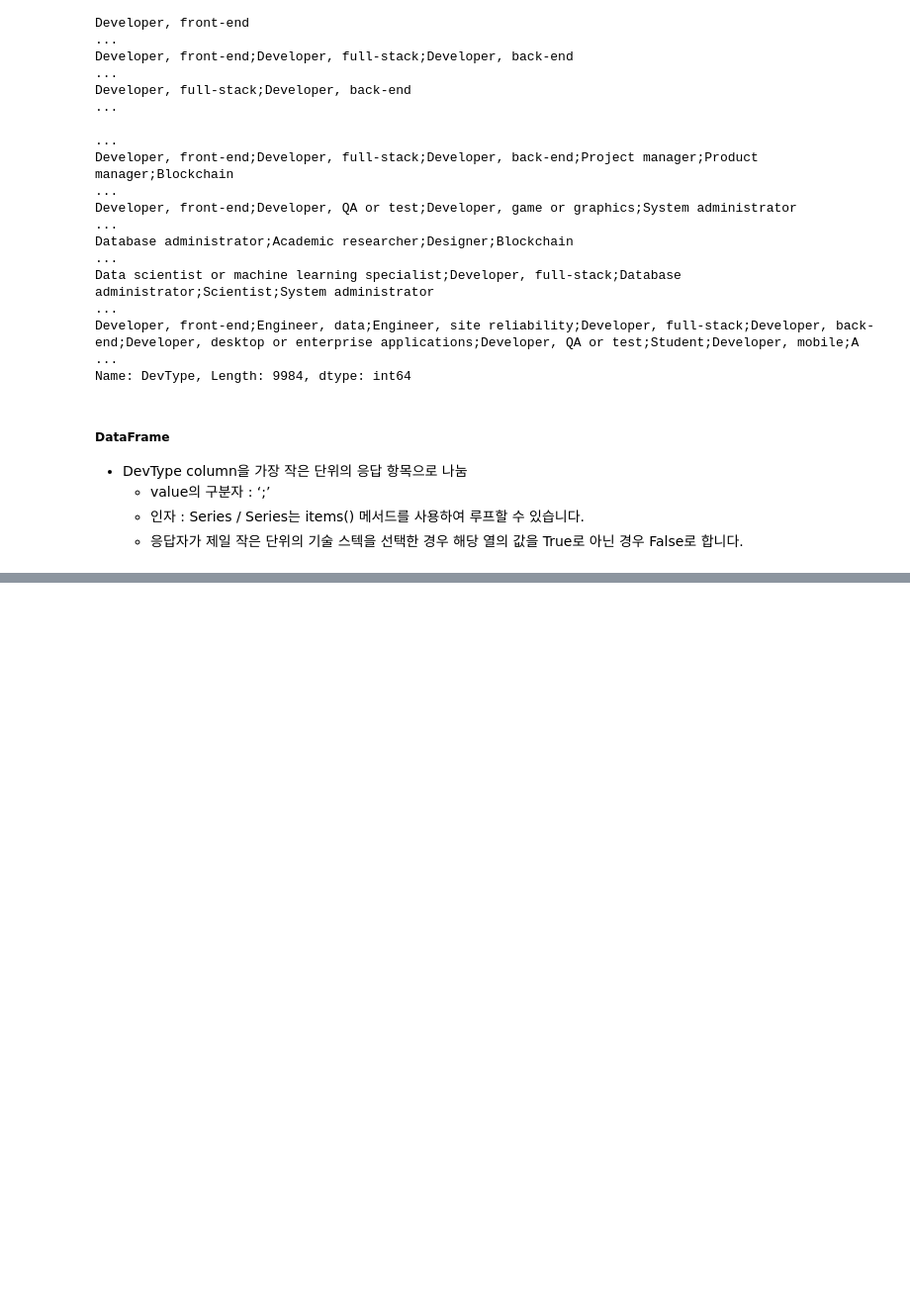
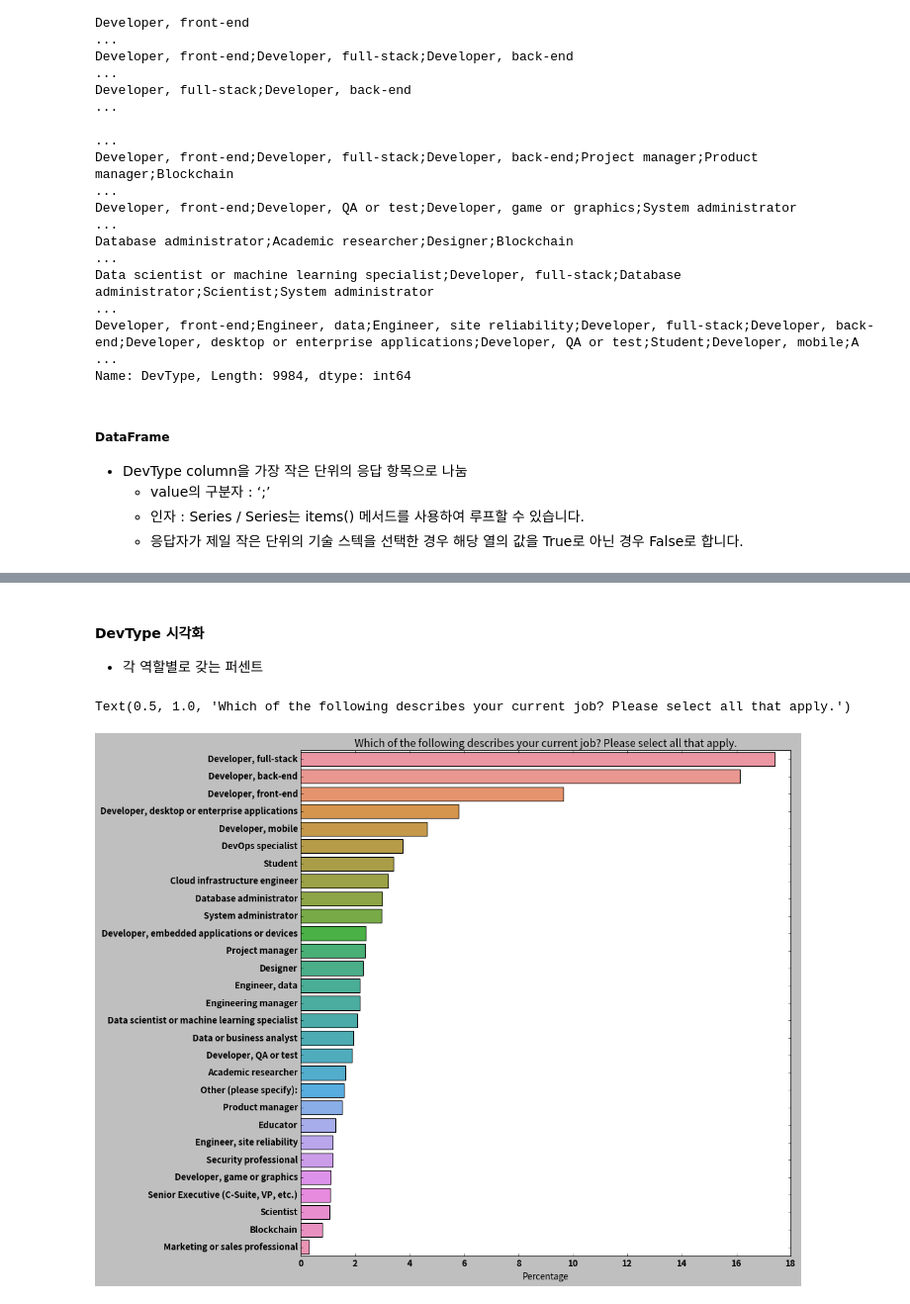
Before and after one commit to yulmu99/Playdata, a Jupyter notebook: python_basic/22Seaborn2.ipynb, the cells around one changed output, grey strips where cells are left out. Shown at 99% size. Cells and saved outputs as stored; diff of their text form; code cells hidden in the pictures; blank space fills up the shorter version.

```diff
--- a/22Seaborn2.ipynb
+++ b/python_basic/22Seaborn2.ipynb
@@ -800,0 +824,22 @@ Name: DevType, Length: 9984, dtype: int64
+# %%
+def split_multicolumn(col_series):
+    #반환할 DataFrame
+    result_df = pd.DataFrame(col_series)
+    # 기술 스텍 목록을 담았다가 마지막 반환할 때 인덱싱으로 활용
+    options = []
+
+    #NaN값을 갖는 row를 제외하고 반복
+    for idx, value in col_series[col_series.notnull()].items():
+        #value를 가져와 ';'를 기준으로 분리하여 각 기술 스텍 문자열 리스트를 만든다.
+        for option in value.split(';'):
+            #현재 option이 result_df.columns에 없으면 추가
+            if option not in result_df.columns:
+                options.append(option)
+                result_df[option] = False
+                #파싱한 기술 스텍에 해당하는 column의 값에 True를 넣는다.
+            result_df.at[idx, option] = True
+            #result_df.loc[idx,option]=True
+    return result_df[options]
+# %%
+dev_type_df = split_multicolumn(survey_df.DevType)
+dev_type_df
@@ -800,0 +870,7 @@ Name: DevType, Length: 9984, dtype: int64
+# %%
+dev_type_total =dev_type_df.sum().sort_values(ascending=False)
+# %%
+#비율 계산
+
+devtype_percentage = dev_type_total / dev_type_total.sum() *100
+devtype_percentage.sum()
@@ -800,0 +899,12 @@ Name: DevType, Length: 9984, dtype: int64
+# %% [markdown]
+#### DevType 시각화
+- 각 역할별로 갖는 퍼센트
+# %%
+plt.figure(figsize=(12,12))
+sns.barplot(x=devtype_percentage,y=devtype_percentage.index)
+plt.xlabel('Percentage')
+plt.ylabel(None)
+plt.title(schema_raw['DevType'])
+# %% [output]
+Text(0.5, 1.0, 'Which of the following describes your current job? Please select all that apply.')
+[figure, added]
```
Also changed, not shown: parts of 18 cells of this notebook, 11 other files.
